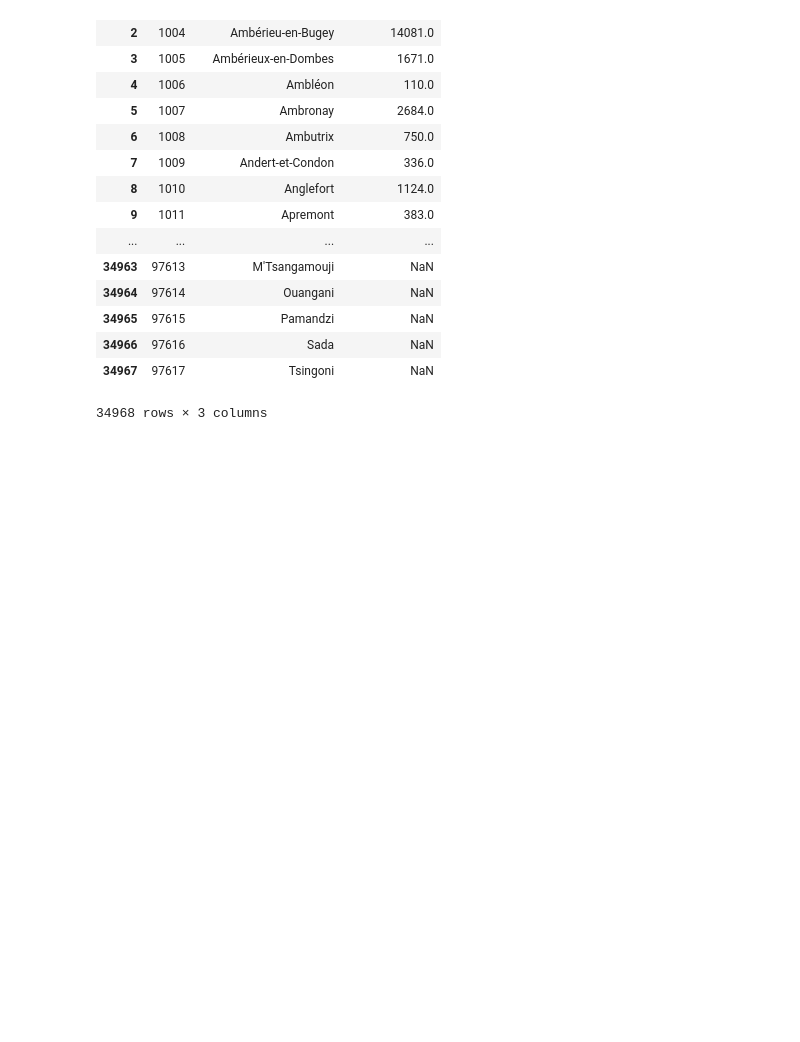
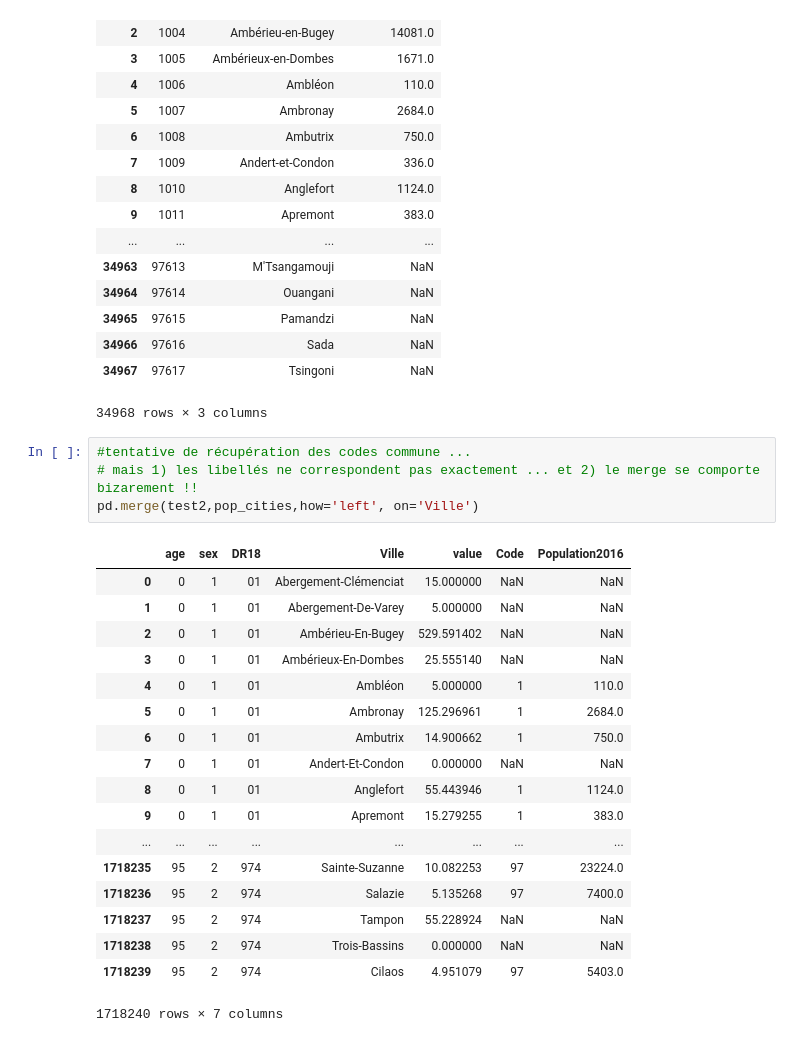
Before and after one commit to tguyet/medtrajectory_datagen, a Jupyter notebook: Data_Analysis/Public_Data_Explo.ipynb, the cells around one changed output. Drawn from its saved outputs; the diff is of its cells as text; blank space fills up the shorter version.

```diff
--- a/Data_Analysis/Public_Data_Explo.ipynb
+++ b/Data_Analysis/Public_Data_Explo.ipynb
@@ -212,3 +223,26 @@ pop_cities
 | 34966 | 97616 | Sada | NaN |
 | 34967 | 97617 | Tsingoni | NaN |
 34968 rows × 3 columns
+# %%
+#tentative de récupération des codes commune ...
+# mais 1) les libellés ne correspondent pas exactement ... et 2) le merge se comporte bizarement !!
+pd.merge(test2,pop_cities,how='left', on='Ville')
+# %% [output]
+|  | age | sex | DR18 | Ville | value | Code | Population2016 |
+| 0 | 0 | 1 | 01 | Abergement-Clémenciat | 15.000000 | NaN | NaN |
+| 1 | 0 | 1 | 01 | Abergement-De-Varey | 5.000000 | NaN | NaN |
+| 2 | 0 | 1 | 01 | Ambérieu-En-Bugey | 529.591402 | NaN | NaN |
+| 3 | 0 | 1 | 01 | Ambérieux-En-Dombes | 25.555140 | NaN | NaN |
+| 4 | 0 | 1 | 01 | Ambléon | 5.000000 | 1 | 110.0 |
+| 5 | 0 | 1 | 01 | Ambronay | 125.296961 | 1 | 2684.0 |
+| 6 | 0 | 1 | 01 | Ambutrix | 14.900662 | 1 | 750.0 |
+| 7 | 0 | 1 | 01 | Andert-Et-Condon | 0.000000 | NaN | NaN |
+| 8 | 0 | 1 | 01 | Anglefort | 55.443946 | 1 | 1124.0 |
+| 9 | 0 | 1 | 01 | Apremont | 15.279255 | 1 | 383.0 |
+| ... | ... | ... | ... | ... | ... | ... | ... |
+| 1718235 | 95 | 2 | 974 | Sainte-Suzanne | 10.082253 | 97 | 23224.0 |
+| 1718236 | 95 | 2 | 974 | Salazie | 5.135268 | 97 | 7400.0 |
+| 1718237 | 95 | 2 | 974 | Tampon | 55.228924 | NaN | NaN |
+| 1718238 | 95 | 2 | 974 | Trois-Bassins | 0.000000 | NaN | NaN |
+| 1718239 | 95 | 2 | 974 | Cilaos | 4.951079 | 97 | 5403.0 |
+1718240 rows × 7 columns
```
Also changed, not shown: parts of 5 cells of this notebook.
